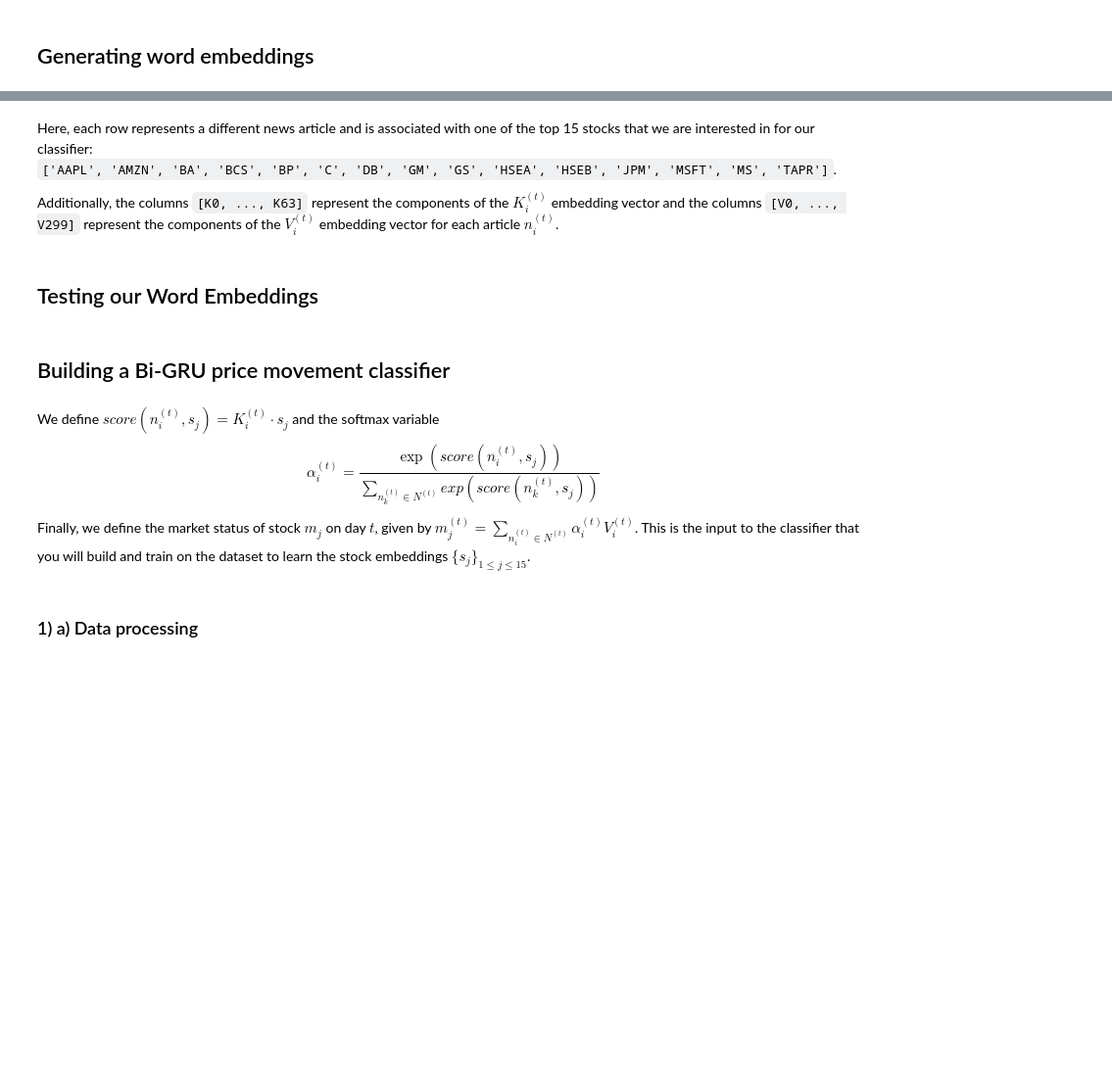
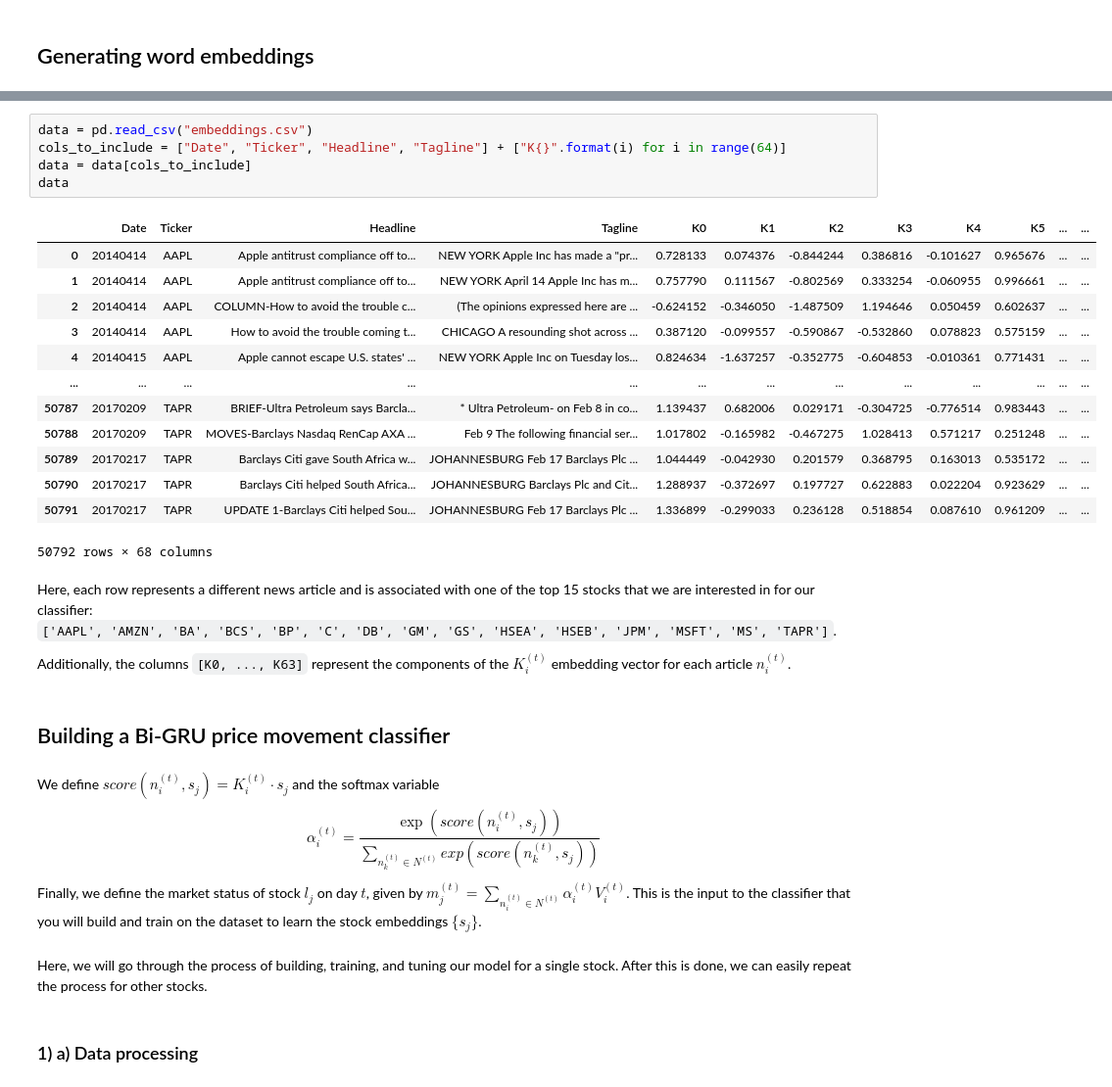
Before and after one commit to jaddubhai/189_proj_RNNs, a Jupyter notebook: Solution.ipynb, the cells around one changed output, grey strips where cells are left out. Shown at 98% size. Cells and saved outputs as stored; diff of their text form; blank space fills up the shorter version.

Commit message:
Notebook mostly done

```diff
--- a/Solution.ipynb
+++ b/Solution.ipynb
@@ -53,16 +34,35 @@ data
+# %%
+data = pd.read_csv("embeddings.csv")
+cols_to_include = ["Date", "Ticker", "Headline", "Tagline"] + ["K{}".format(i) for i in range(64)]
+data = data[cols_to_include]
+data
+# %% [output]
+|  | Date | Ticker | Headline | Tagline | K0 | K1 | K2 | K3 | K4 | K5 | ... | ... |
+| 0 | 20140414 | AAPL | Apple antitrust compliance off to... | NEW YORK Apple Inc has made a "pr... | 0.728133 | 0.074376 | -0.844244 | 0.386816 | -0.101627 | 0.965676 | ... | ... |
+| 1 | 20140414 | AAPL | Apple antitrust compliance off to... | NEW YORK April 14 Apple Inc has m... | 0.757790 | 0.111567 | -0.802569 | 0.333254 | -0.060955 | 0.996661 | ... | ... |
+| 2 | 20140414 | AAPL | COLUMN-How to avoid the trouble c... | (The opinions expressed here are ... | -0.624152 | -0.346050 | -1.487509 | 1.194646 | 0.050459 | 0.602637 | ... | ... |
+| 3 | 20140414 | AAPL | How to avoid the trouble coming t... | CHICAGO A resounding shot across ... | 0.387120 | -0.099557 | -0.590867 | -0.532860 | 0.078823 | 0.575159 | ... | ... |
+| 4 | 20140415 | AAPL | Apple cannot escape U.S. states' ... | NEW YORK Apple Inc on Tuesday los... | 0.824634 | -1.637257 | -0.352775 | -0.604853 | -0.010361 | 0.771431 | ... | ... |
+| ... | ... | ... | ... | ... | ... | ... | ... | ... | ... | ... | ... | ... |
+| 50787 | 20170209 | TAPR | BRIEF-Ultra Petroleum says Barcla... | * Ultra Petroleum- on Feb 8 in co... | 1.139437 | 0.682006 | 0.029171 | -0.304725 | -0.776514 | 0.983443 | ... | ... |
+| 50788 | 20170209 | TAPR | MOVES-Barclays Nasdaq RenCap AXA ... | Feb 9 The following financial ser... | 1.017802 | -0.165982 | -0.467275 | 1.028413 | 0.571217 | 0.251248 | ... | ... |
+| 50789 | 20170217 | TAPR | Barclays Citi gave South Africa w... | JOHANNESBURG Feb 17 Barclays Plc ... | 1.044449 | -0.042930 | 0.201579 | 0.368795 | 0.163013 | 0.535172 | ... | ... |
+| 50790 | 20170217 | TAPR | Barclays Citi helped South Africa... | JOHANNESBURG Barclays Plc and Cit... | 1.288937 | -0.372697 | 0.197727 | 0.622883 | 0.022204 | 0.923629 | ... | ... |
+| 50791 | 20170217 | TAPR | UPDATE 1-Barclays Citi helped Sou... | JOHANNESBURG Feb 17 Barclays Plc ... | 1.336899 | -0.299033 | 0.236128 | 0.518854 | 0.087610 | 0.961209 | ... | ... |
+50792 rows × 68 columns
 # %% [markdown]
 Here, each row represents a different news article and is associated with one of the top 15 stocks that we are interested in for our classifier: <br>
 `['AAPL', 'AMZN', 'BA', 'BCS', 'BP', 'C', 'DB', 'GM', 'GS', 'HSEA', 'HSEB', 'JPM', 'MSFT', 'MS', 'TAPR']`.
 
-Additionally, the columns `[K0, ..., K63]` represent the components of the $K_i^{(t)}$ embedding vector and the columns `[V0, ..., V299]` represent the components of the $V_i^{(t)}$ embedding vector for each article $n_i^{(t)}$.
+Additionally, the columns `[K0, ..., K63]` represent the components of the $K_i^{(t)}$ embedding vector for each article $n_i^{(t)}$.
-# %% [markdown]
-## Testing our Word Embeddings
 # %% [markdown]
 ## Building a Bi-GRU price movement classifier
 # %% [markdown]
 We define $score(n_i^{(t)}, s_j) = K_i^{(t)} \cdot s_j$ and the softmax variable $$\alpha_i^{(t)} = \frac{\exp(score(n_i^{(t)}, s_j))}{\sum_{n_k^{(t)} \in N^{(t)}}exp(score(n_k^{(t)}, s_j))}$$
 
-Finally, we define the market status of stock $m_j$ on day $t$, given by $m_j^{(t)} = \sum_{n_i^{(t)} \in N^{(t)}} \alpha_i^{(t)} V_i^{(t)}$. This is the input to the classifier that you will build and train on the dataset to learn the stock embeddings $\{s_j\}_{1 \leq j \leq 15}$.
+Finally, we define the market status of stock $l_j$ on day $t$, given by $m_j^{(t)} = \sum_{n_i^{(t)} \in N^{(t)}} \alpha_i^{(t)} V_i^{(t)}$. This is the input to the classifier that you will build and train on the dataset to learn the stock embeddings $\{s_j\}$.
+# %% [markdown]
+Here, we will go through the process of building, training, and tuning our model for a single stock. After this is done, we can easily repeat the process for other stocks.
 # %% [markdown]
 ### 1) a) Data processing
 # %%
```
Also changed, not shown: parts of 62 cells of this notebook.
